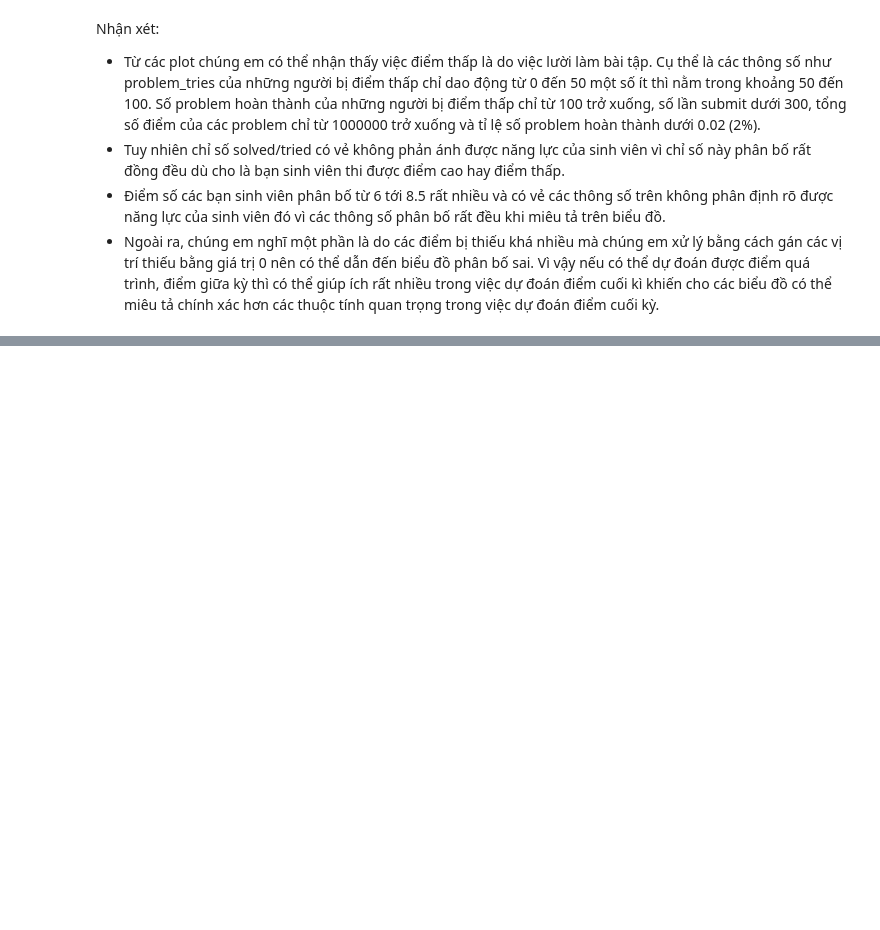
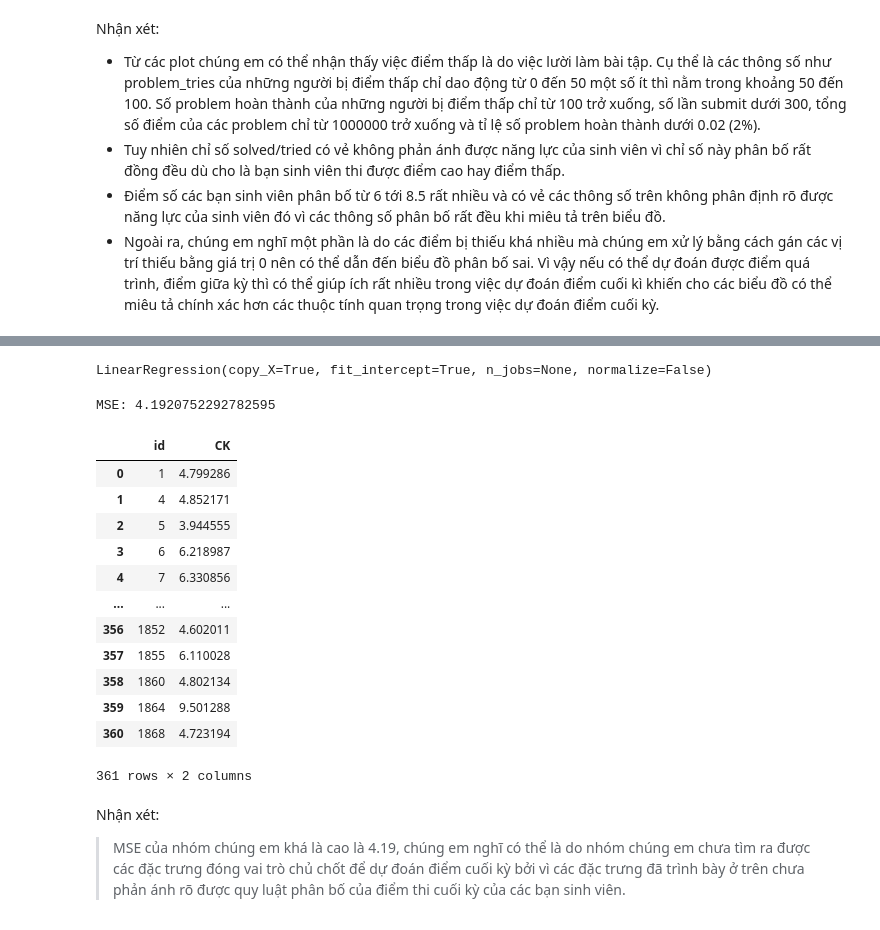
Before and after one commit to nivla0607/CS114.L22.KHCL, a Jupyter notebook: Wecode_Prediction.ipynb, the cells around one changed output, grey strips where cells are left out. Drawn from its saved outputs; the diff is of its cells as text; code cells hidden in the pictures; blank space fills up the shorter version.

Commit message:
Được tạo bằng Colaboratory

```diff
--- a/Wecode_Prediction.ipynb
+++ b/Wecode_Prediction.ipynb
@@ -338,0 +456,5 @@ Nhận xét:
+# %%
+sc = StandardScaler()
+x_train = sc.fit_transform(x_train)
+x_test = sc.transform(x_test)
+x_train
@@ -338,0 +475,5 @@ Nhận xét:
+# %%
+poly = PolynomialFeatures(2)
+xa_train = poly.fit_transform(x_train)
+xa_test= poly.transform(x_test)
+xa_train
@@ -338,0 +494,45 @@ Nhận xét:
+# %%
+#Train bằng model Linear Regression
+lr=LinearRegression()
+lr.fit(xa_train,y_train)
+# %% [output]
+LinearRegression(copy_X=True, fit_intercept=True, n_jobs=None, normalize=False)
+# %%
+#Mean Square Error
+MSE_lr = mean_squared_error(y_test, lr.predict(xa_test))
+print('MSE:',MSE_lr)
+# %% [output]
+MSE: 4.1920752292782595
+# %%
+x_predict = data_predict.iloc[:,data_predict.columns!='CK']
+x_predict = sc.fit_transform(x_predict)
+xa_predict = poly.fit_transform(x_predict)
+# %%
+#Dự đoán điểm thi cuối kỳ
+y_predict = lr.predict(xa_predict)
+y_final = y_predict[:,0]
+id_predict = data_predict.index.to_numpy()
+result = pd.DataFrame ({
+    'id': id_predict,
+    'CK': y_final,
+})
+result
+# %% [output]
+|  | id | CK |
+| 0 | 1 | 4.799286 |
+| 1 | 4 | 4.852171 |
+| 2 | 5 | 3.944555 |
+| 3 | 6 | 6.218987 |
+| 4 | 7 | 6.330856 |
+| ... | ... | ... |
+| 356 | 1852 | 4.602011 |
+| 357 | 1855 | 6.110028 |
+| 358 | 1860 | 4.802134 |
+| 359 | 1864 | 9.501288 |
+| 360 | 1868 | 4.723194 |
+361 rows × 2 columns
+# %% [markdown]
+Nhận xét:
+
+
+> MSE của nhóm chúng em khá là cao là 4.19, chúng em nghĩ có thể là do nhóm chúng em chưa tìm ra được các đặc trưng đóng vai trò chủ chốt để dự đoán điểm cuối kỳ bởi vì các đặc trưng đã trình bày ở trên chưa phản ánh rõ được quy luật phân bố của điểm thi cuối kỳ của các bạn sinh viên.
```
Also changed, not shown: parts of 11 cells of this notebook.
